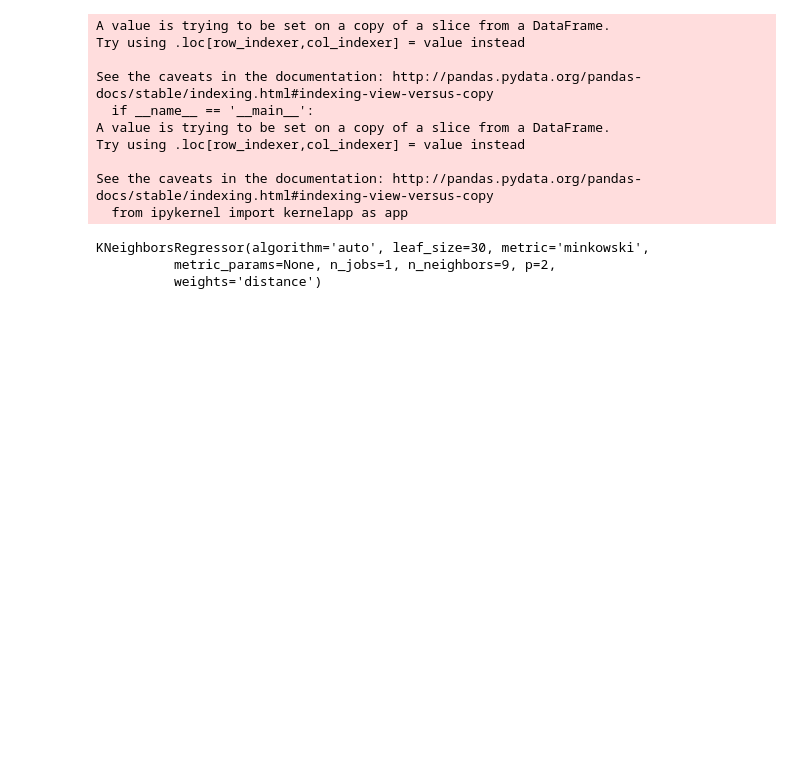
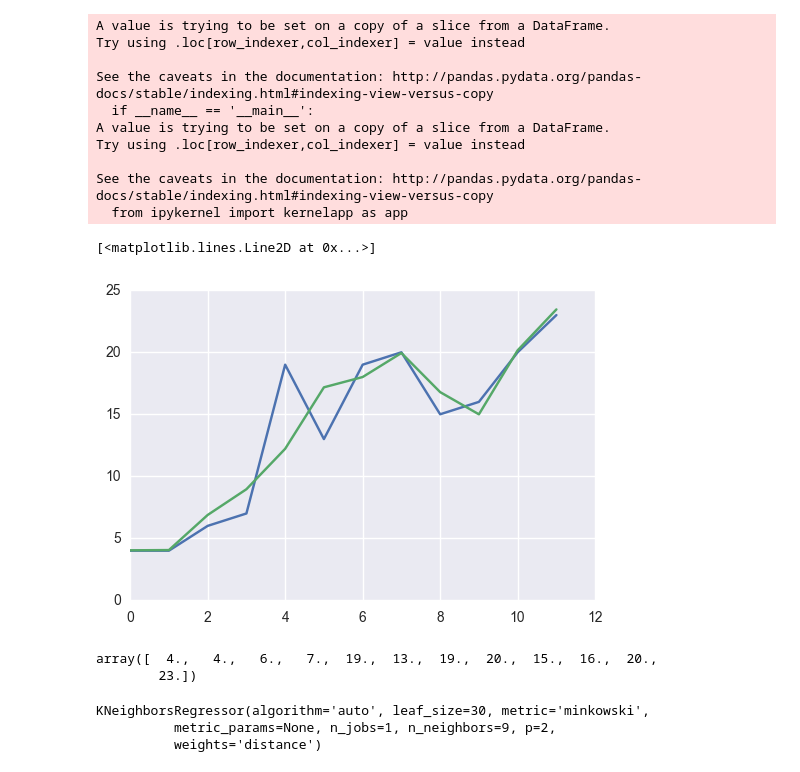
Before and after one commit to Ann16253470/KDD_CUP2017, a Jupyter notebook: volume prediction new2.ipynb, the cells around one changed output. Drawn from its saved outputs; the diff is of its cells as text; code cells hidden in the pictures; blank space fills up the shorter version.

```diff
--- a/volume prediction new2.ipynb
+++ b/volume prediction new2.ipynb
@@ -108,0 +89,10 @@ sample
+# %%
+date_list2 = []
+
+d1 = date(2016, 10, 25)  # start date
+d2 = date(2016, 10, 31)  # end date
+
+delta = d2 - d1         # timedelta
+
+for i in range(delta.days + 1):
+    date_list2.append(d1 + timedelta(days=i))
@@ -330,3 +345,28 @@ df_morning2_valid = df_morning2[~df_morning2['dl'].isin(date_train)]
 X = df_morning2_train.iloc[:,[0,1,2,3,4,5,6,7,8,9,10,11,-1]]#.values
 #y = df_morning2_train.iloc[:,6:12]#.values
 y = df_morning2_train.iloc[:,12:24]
+# %%
+data = X.iloc[0,:12]
+# %%
+def wt(index_list,data,wavefunc,lv,m,n):
+    # 打包为函数，方便调节参数。  lv为分解层数；data为最后保存的dataframe便于作图；index_list为待处理序列；wavefunc为选取的小波函数；m,n则选择了进行阈值处理的小波系数层数
+    # 分解
+    coeff = pywt.wavedec(index_list,wavefunc,mode='sym',level=lv)
+    # 按 level 层分解，使用pywt包进行计算， cAn是尺度系数 cDn为小波系数
+    sgn = lambda x: 1 if x > 0 else -1 if x < 0 else 0 # sgn函数
+    # 去噪过程
+    for i in range(m,n+1):   # 选取小波系数层数为 m~n层，尺度系数不需要处理
+        cD = coeff[i]
+        for j in range(len(cD)):
+            Tr = np.sqrt(2*np.log(len(cD)))  # 计算阈值
+            if cD[j] >= Tr:
+                coeff[i][j] = sgn(cD[j]) - Tr  # 向零收缩
+            else:
+                coeff[i][j] = 0   # 低于阈值置零
+
+    # 重构
+    denoised_index = pywt.waverec(coeff,wavefunc)
+    return denoised_index
+
+# 调用函数wt
+# denoised = wt(index_list,data,'db4',3,2,3)
@@ -332,0 +375,11 @@ y = df_morning2_train.iloc[:,12:24]
+# %%
+plt.plot(data)
+plt.plot(wt(data,data,'db2',2,2,2))
+# %% [output]
+[<matplotlib.lines.Line2D at 0x...>]
+[figure, added]
+# %%
+X.iloc[:,:12].values[0]
+# %% [output]
+array([  4.,   4.,   6.,   7.,  19.,  13.,  19.,  20.,  15.,  16.,  20.,
+        23.])
```
Also changed, not shown: parts of 41 cells of this notebook, 5 other files.
